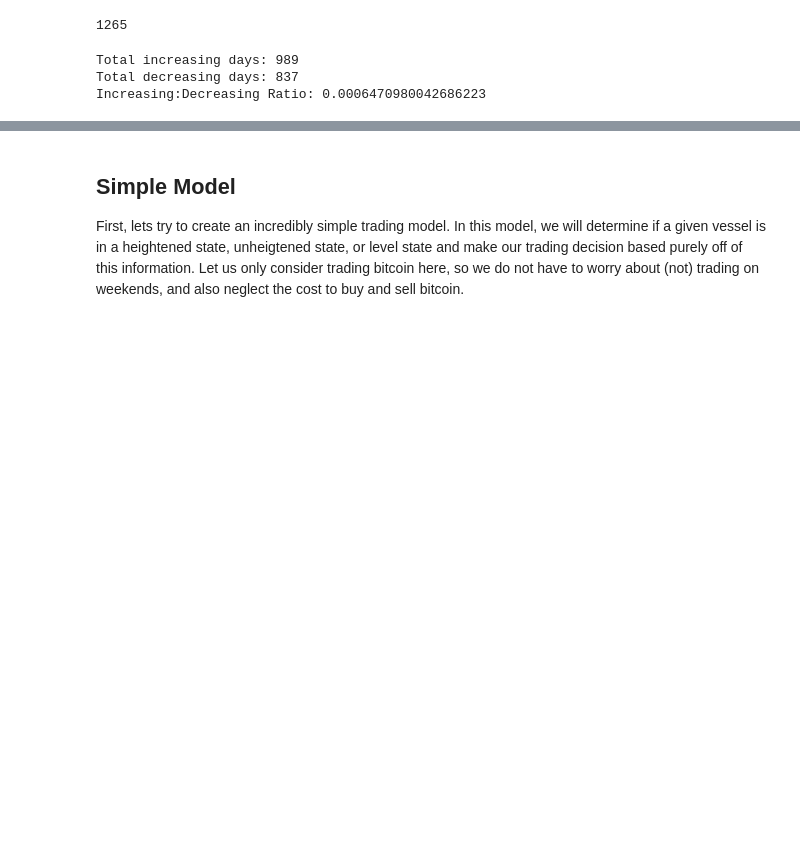
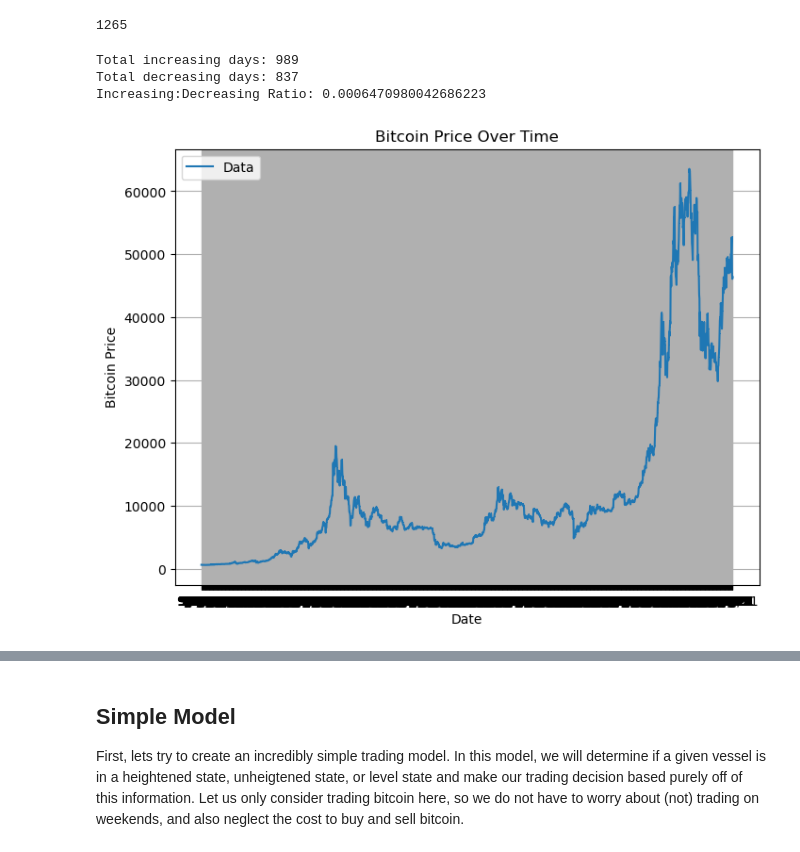
Before and after one commit to ivanakhoo/Trading_Optimizer, a Jupyter notebook: markov.ipynb, the cells around one changed output, grey strips where cells are left out. Cells and saved outputs as stored; diff of their text form; code cells hidden in the pictures; blank space fills up the shorter version.

Commit message:
Bug Fixes and Visualizations
Fixed my simple bitcoin model code logic, inquired about thresholds effects on the returns, and graphed prices over time

```diff
--- a/markov.ipynb
+++ b/markov.ipynb
@@ -28,24 +30,41 @@ len(gold_df)
 # %%
 prev_val = bc_df.iloc[0]['Value']
 up_days = 0
 down_days = 0
 total_days = 0
+prices = []
+days = []
 for index, row in bc_df.iterrows():
     curr_val = bc_df.iloc[index]['Value']
+    prices.append(curr_val)
+    days.append(bc_df.iloc[index]['Date'])
     if curr_val > prev_val:
         up_days += 1
     else:
         down_days += 1
     total_days+=1
     prev_val = curr_val
 
 print(f"Total increasing days: {up_days}")
 print(f"Total decreasing days: {down_days}")
 print(f"Increasing:Decreasing Ratio: {(up_days / down_days) / total_days}")
+
+plt.figure(figsize=(8, 6))
+plt.plot(days, prices, marker=',', label='Data')
+
+# Add labels, title, and legend
+plt.xlabel('Date')
+plt.ylabel('Bitcoin Price')
+plt.title('Bitcoin Price Over Time')
+plt.legend()
+plt.grid(True)
+
+plt.show()
 # %% [output]
 Total increasing days: 989
 Total decreasing days: 837
 Increasing:Decreasing Ratio: 0.0006470980042686223
+[figure, added]
 # %%
 prev_val =gold_df.iloc[0]['USD (PM)']
 up_days = 0
```
Also changed, not shown: parts of 6 cells of this notebook.
